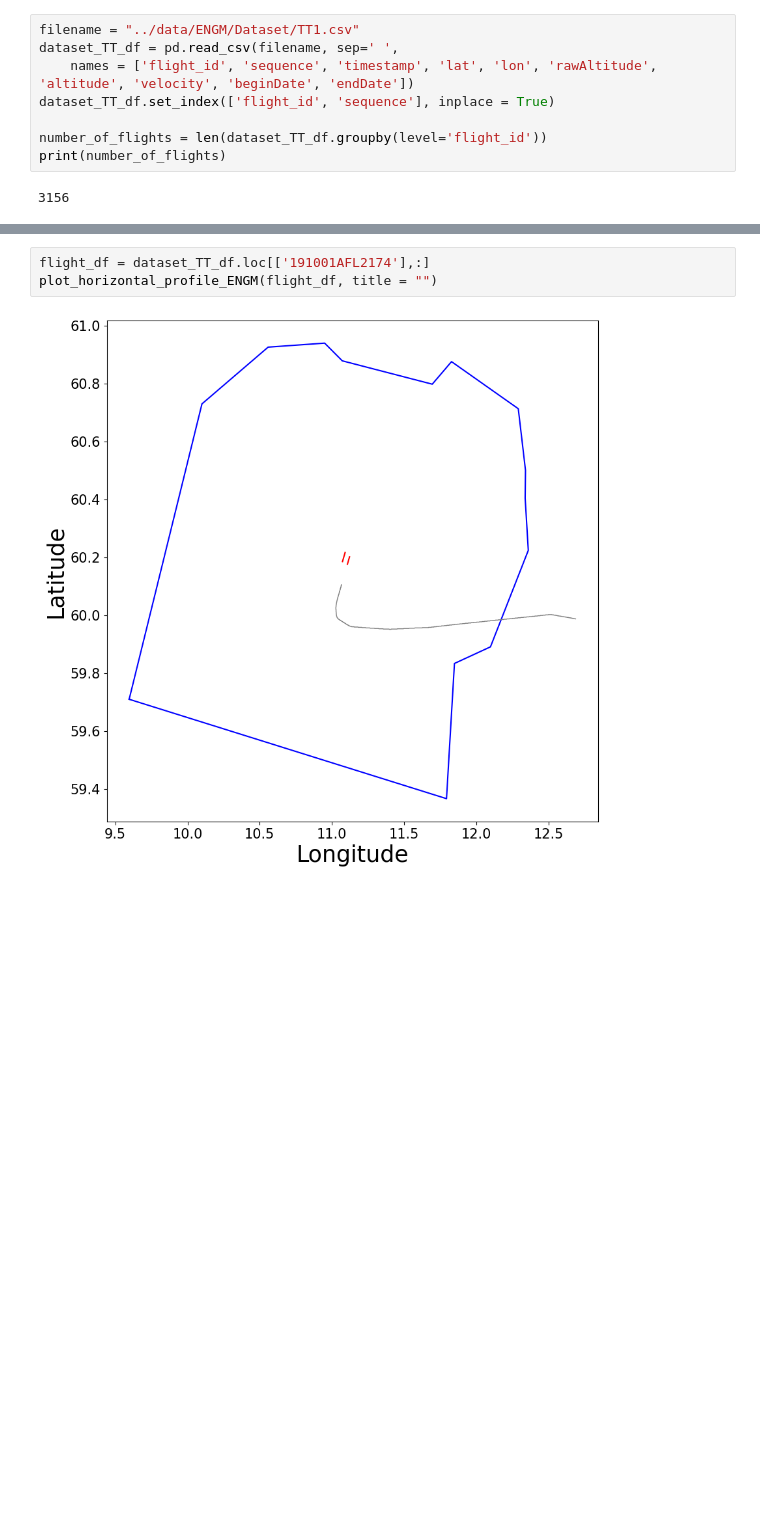
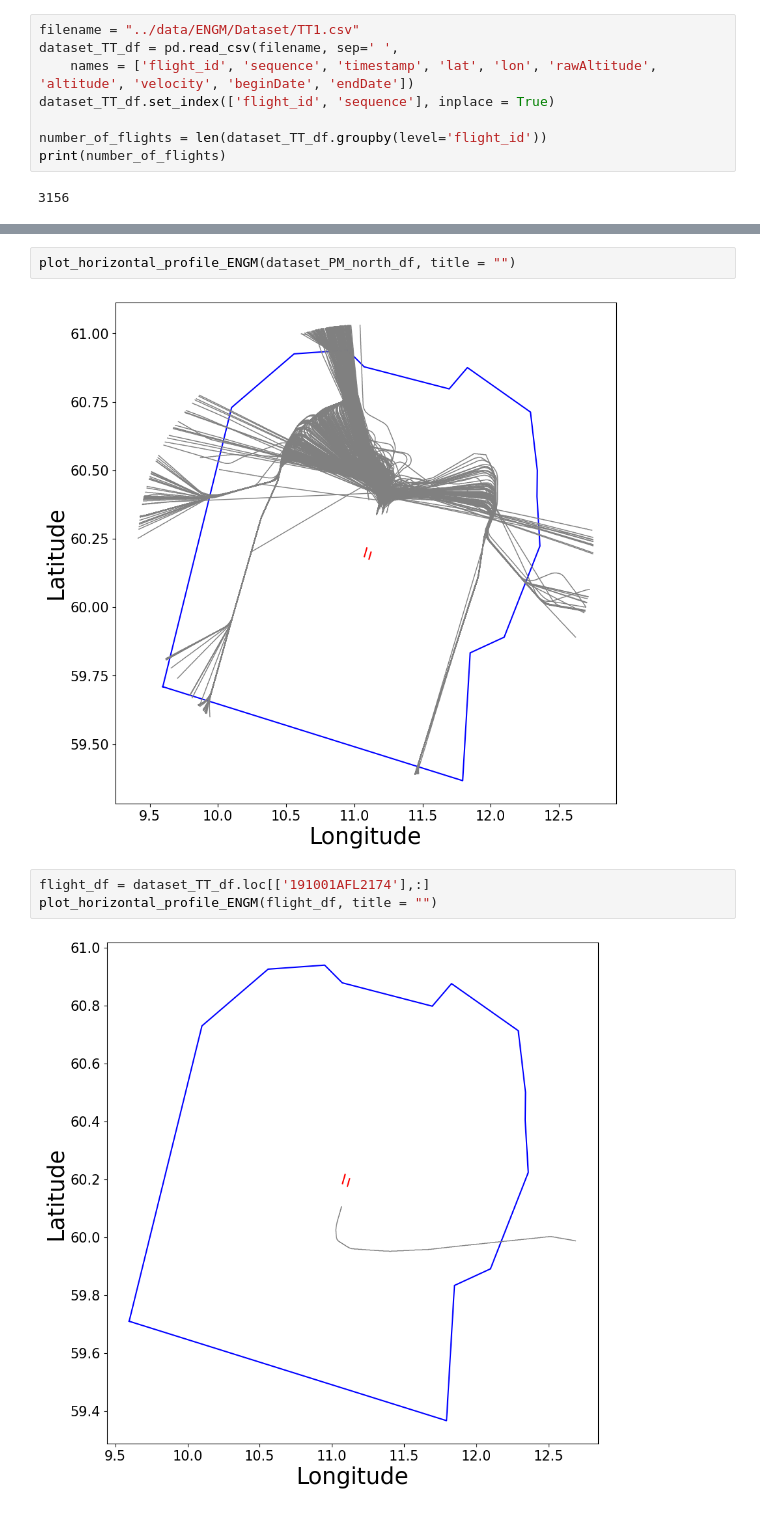
Before and after one commit to anlemett/ATM_seminar_2023, a Jupyter notebook: Jupyter/ENGM_50NM_vertical_and_horizontal_profiles.ipynb, the cells around one changed output, grey strips where cells are left out. Saved outputs shown, nothing was run; the diff lists cells and outputs as text; blank space fills up the shorter version.

```diff
--- a/Jupyter/ENGM_50NM_vertical_and_horizontal_profiles.ipynb
+++ b/Jupyter/ENGM_50NM_vertical_and_horizontal_profiles.ipynb
@@ -163,3 +193,7 @@ print(number_of_flights)
+# %%
+plot_horizontal_profile_ENGM(dataset_PM_north_df, title = "")
+# %% [output]
+[figure, added]
 # %%
 flight_df = dataset_TT_df.loc[['191001AFL2174'],:]
 plot_horizontal_profile_ENGM(flight_df, title = "")
```
Also changed, not shown: parts of 6 cells of this notebook, 4 other files.
